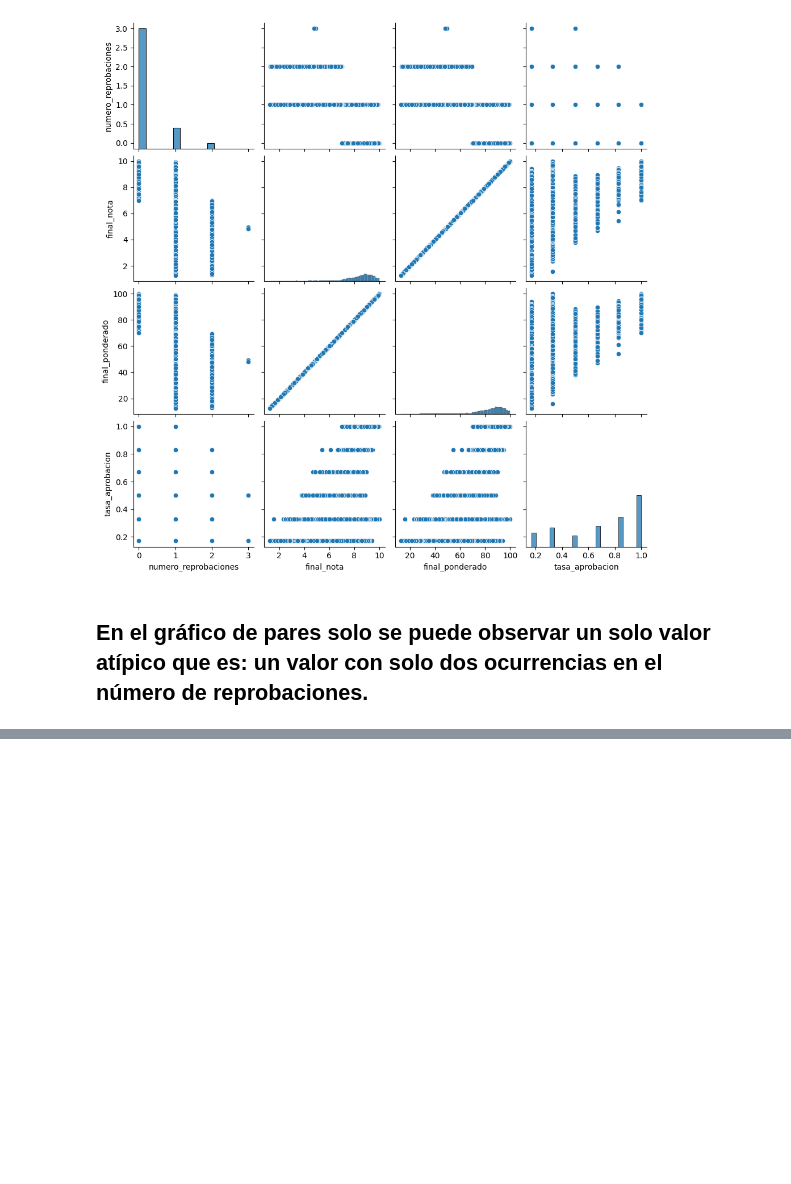
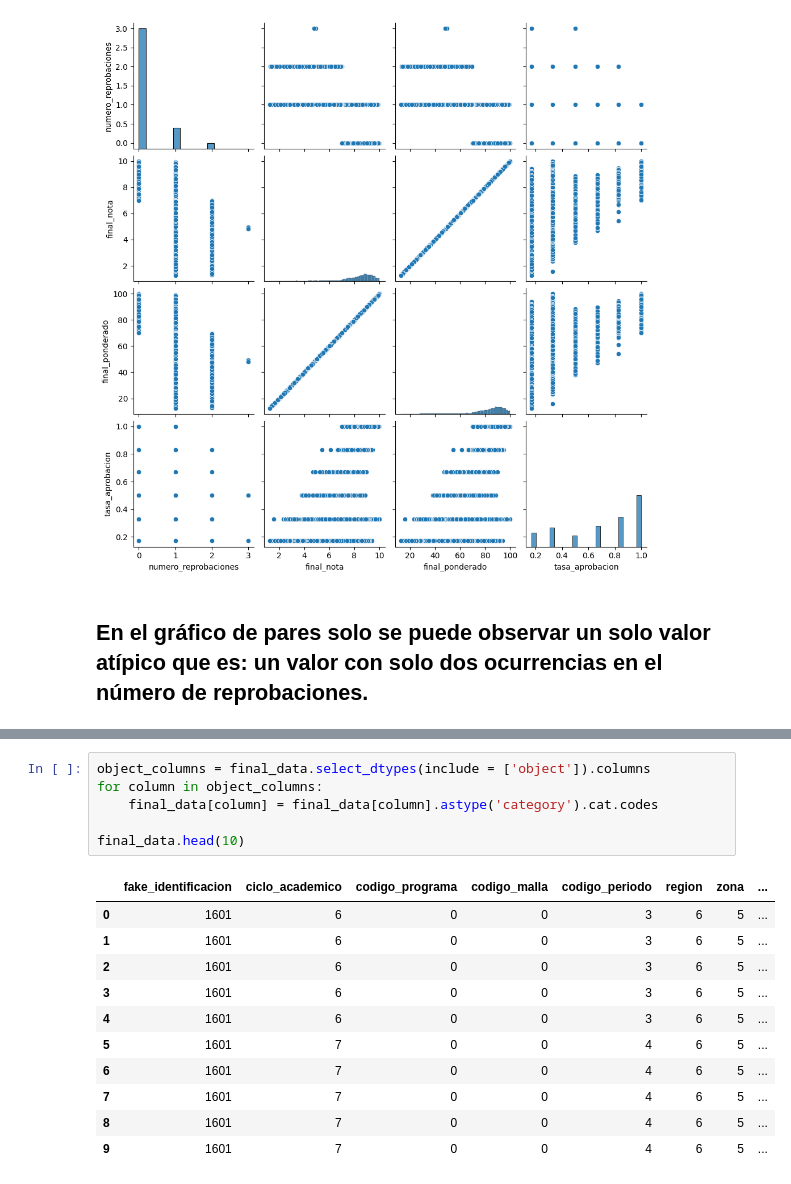
Before and after one commit to carloscastillo10/predicting-academic-performance, a Jupyter notebook: may-2023/final-data-exploration.ipynb, the cells around one changed output, grey strips where cells are left out. Cells and saved outputs as stored; diff of their text form; blank space fills up the shorter version.

```diff
--- a/may-2023/final-data-exploration.ipynb
+++ b/may-2023/final-data-exploration.ipynb
@@ -122,0 +127,18 @@ final_data[final_data['numero_reprobaciones'] > 2]
+# %%
+object_columns = final_data.select_dtypes(include = ['object']).columns
+for column in object_columns:
+    final_data[column] = final_data[column].astype('category').cat.codes
+
+final_data.head(10)
+# %% [output]
+|  | fake_identificacion | ciclo_academico | codigo_programa | codigo_malla | codigo_periodo | region | zona | ... |
+| 0 | 1601 | 6 | 0 | 0 | 3 | 6 | 5 | ... |
+| 1 | 1601 | 6 | 0 | 0 | 3 | 6 | 5 | ... |
+| 2 | 1601 | 6 | 0 | 0 | 3 | 6 | 5 | ... |
+| 3 | 1601 | 6 | 0 | 0 | 3 | 6 | 5 | ... |
+| 4 | 1601 | 6 | 0 | 0 | 3 | 6 | 5 | ... |
+| 5 | 1601 | 7 | 0 | 0 | 4 | 6 | 5 | ... |
+| 6 | 1601 | 7 | 0 | 0 | 4 | 6 | 5 | ... |
+| 7 | 1601 | 7 | 0 | 0 | 4 | 6 | 5 | ... |
+| 8 | 1601 | 7 | 0 | 0 | 4 | 6 | 5 | ... |
+| 9 | 1601 | 7 | 0 | 0 | 4 | 6 | 5 | ... |
```
Also changed, not shown: parts of 14 cells of this notebook.
